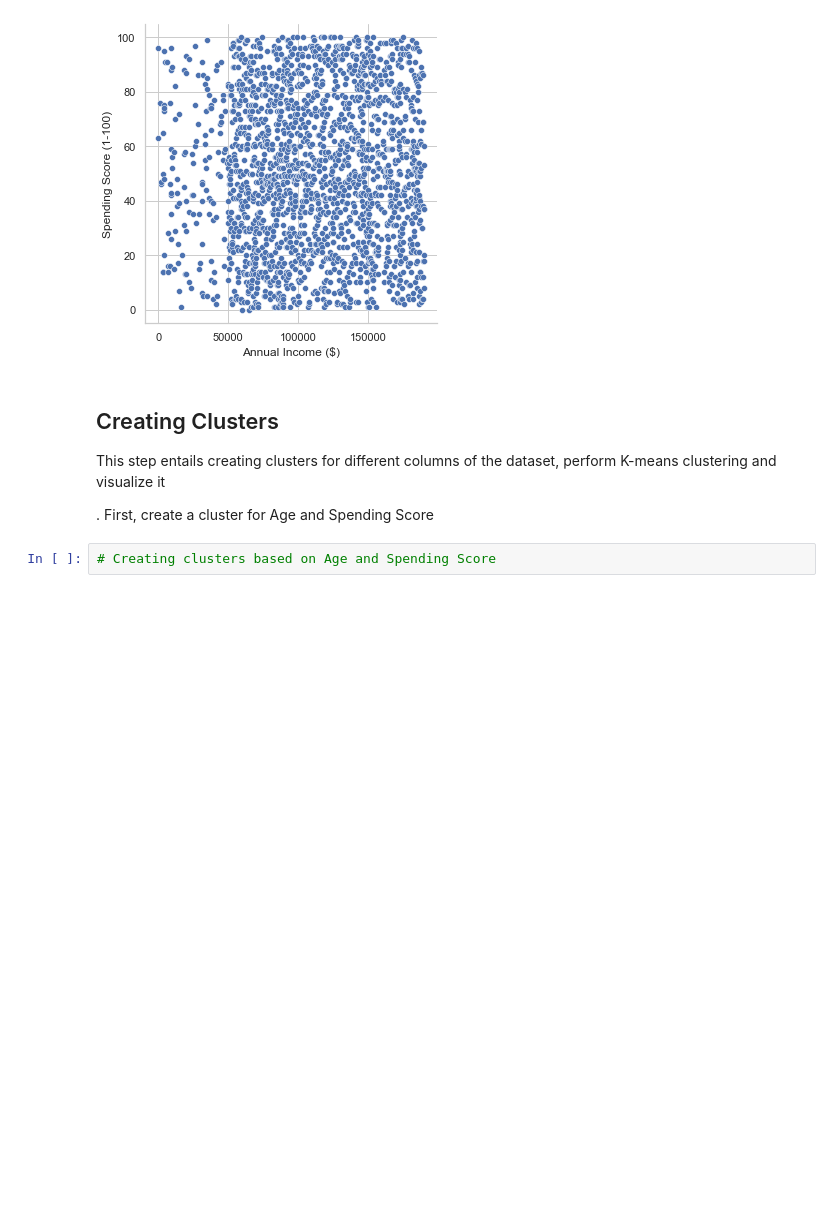
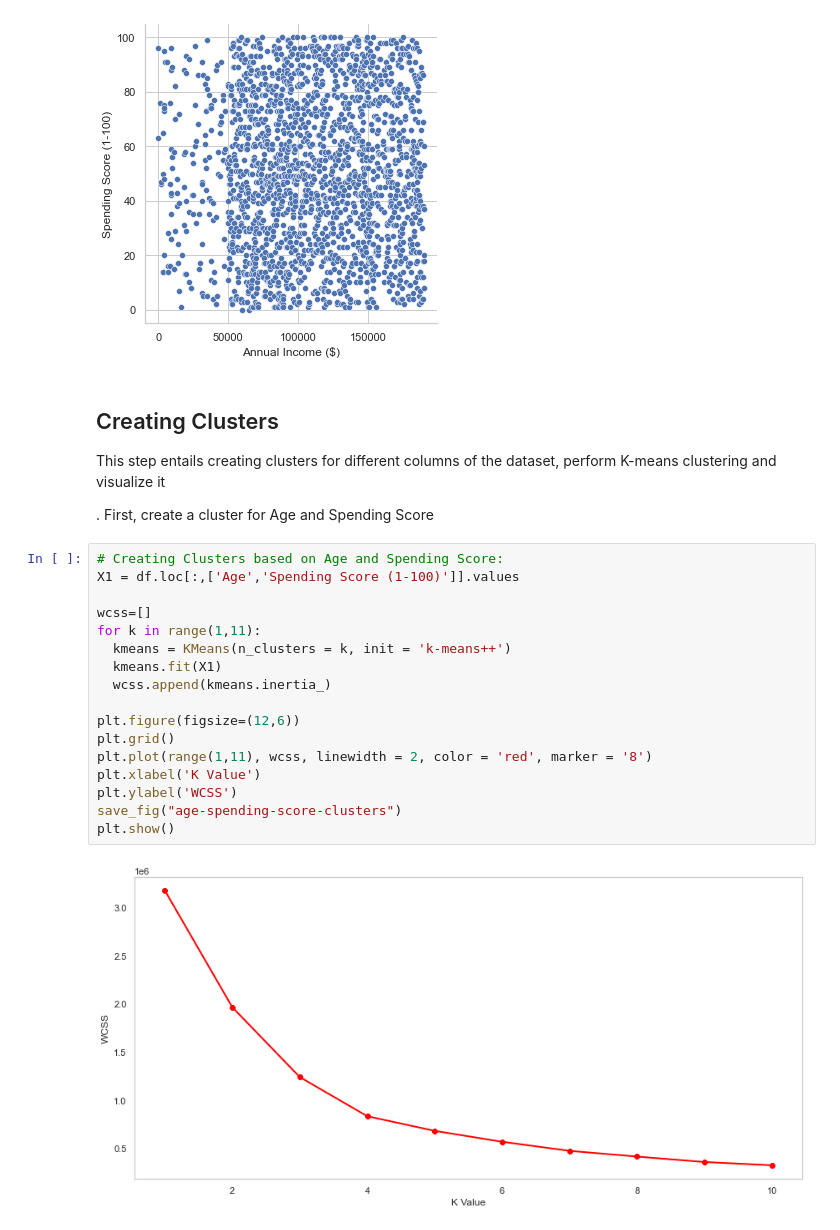
Before and after one commit to AiJared/Customer-Segmentation, a Jupyter notebook: Customer Segmentation.ipynb, the cells around one changed output. Drawn from its saved outputs; the diff is of its cells as text; blank space fills up the shorter version.

Commit message:
age spending score clusters

```diff
--- a/Customer Segmentation.ipynb
+++ b/Customer Segmentation.ipynb
@@ -367,4 +367,21 @@ This step entails creating clusters for different columns of the dataset, perfor
 
 . First, create a cluster for Age and Spending Score
 # %%
-# Creating clusters based on Age and Spending Score
+# Creating Clusters based on Age and Spending Score:
+X1 = df.loc[:,['Age','Spending Score (1-100)']].values
+
+wcss=[]
+for k in range(1,11):
+  kmeans = KMeans(n_clusters = k, init = 'k-means++')
+  kmeans.fit(X1)
+  wcss.append(kmeans.inertia_)
+
+plt.figure(figsize=(12,6))
+plt.grid()
+plt.plot(range(1,11), wcss, linewidth = 2, color = 'red', marker = '8')
+plt.xlabel('K Value')
+plt.ylabel('WCSS')
+save_fig("age-spending-score-clusters")
+plt.show()
+# %% [output]
+[figure, added]
```
Also changed, not shown: parts of 1 cell of this notebook, 2 other files.
